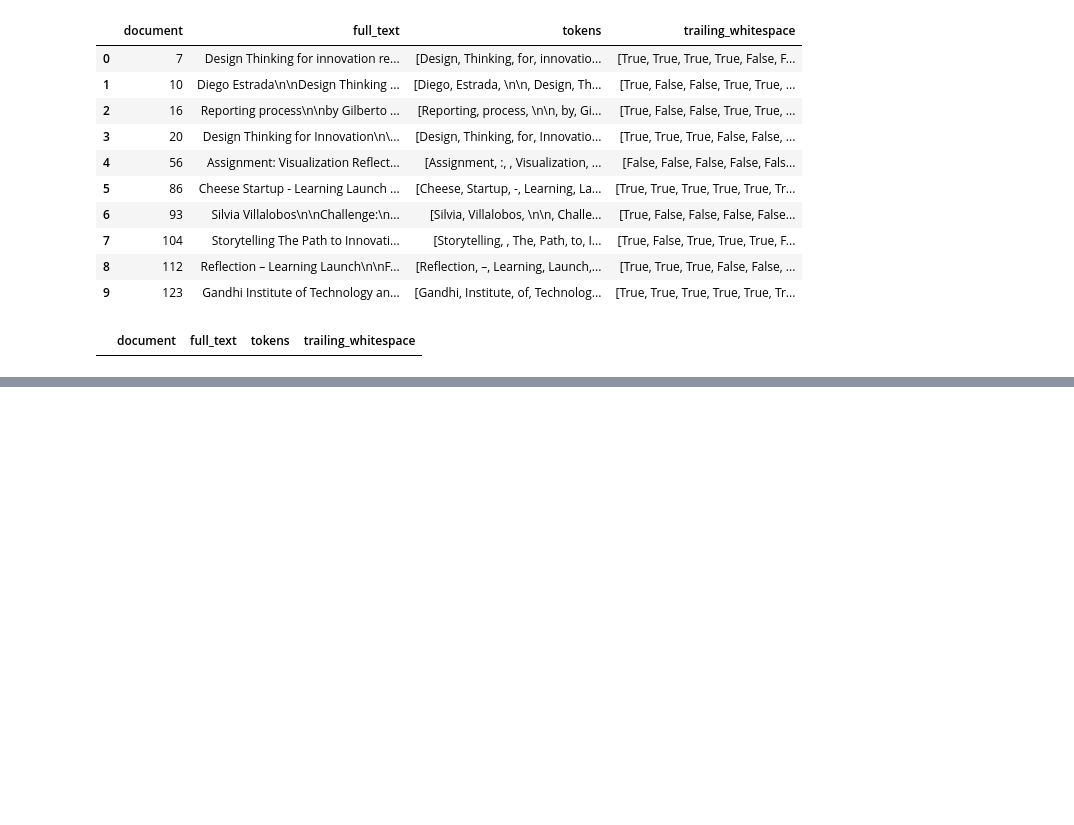
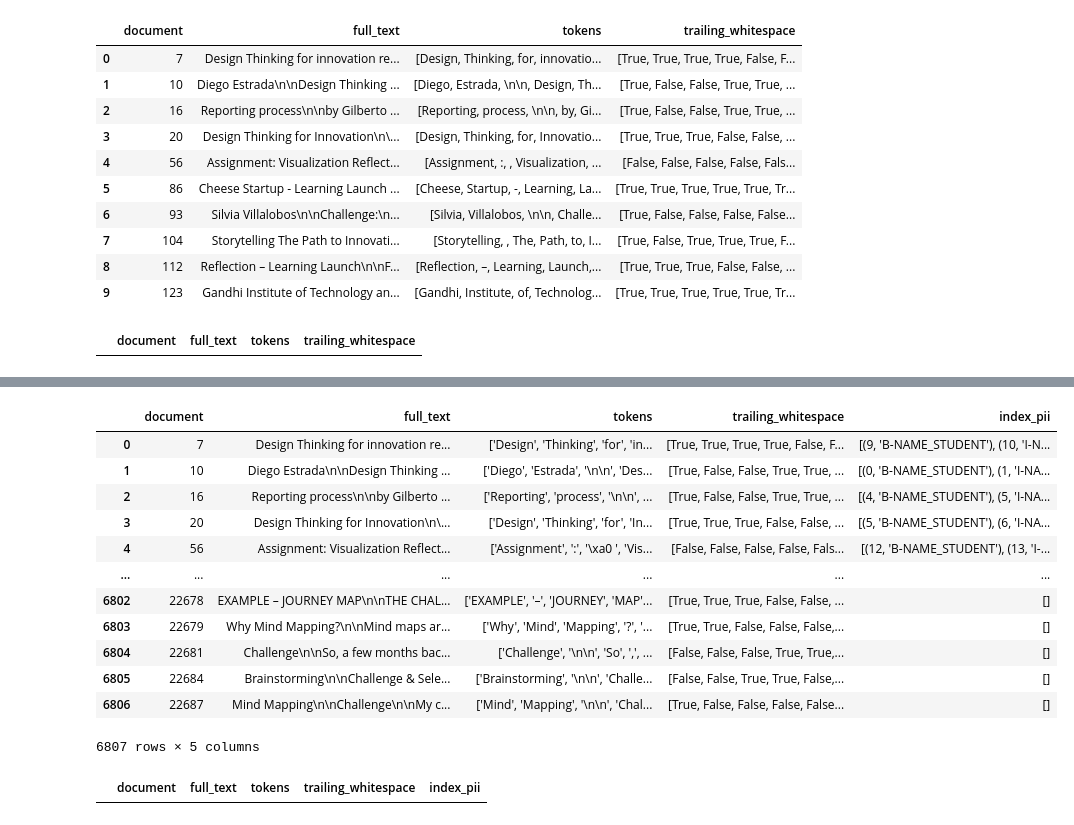
Before and after one commit to GGC-DSA/Kaggle-2024, a Jupyter notebook: notebooks-Spr2024/PratikC_Notebook.ipynb, the cells around one changed output, grey strips where cells are left out. Saved outputs shown, nothing was run; the diff lists cells and outputs as text; code cells hidden in the pictures; blank space fills up the shorter version.

```diff
--- a/notebooks-Spr2024/PratikC_Notebook.ipynb
+++ b/notebooks-Spr2024/PratikC_Notebook.ipynb
@@ -51,0 +201,21 @@ ValueError: Must have equal len keys and value when setting with an iterable
+# %%
+df_ext5_train_revised = df_ext5_train_revised.drop(columns = ['Unnamed: 0'])
+df_ext5_train_revised
+# %% [output]
+|  | document | full_text | tokens | trailing_whitespace | index_pii |
+| 0 | 7 | Design Thinking for innovation re... | ['Design', 'Thinking', 'for', 'in... | [True, True, True, True, False, F... | [(9, 'B-NAME_STUDENT'), (10, 'I-N... |
+| 1 | 10 | Diego Estrada\n\nDesign Thinking ... | ['Diego', 'Estrada', '\n\n', 'Des... | [True, False, False, True, True, ... | [(0, 'B-NAME_STUDENT'), (1, 'I-NA... |
+| 2 | 16 | Reporting process\n\nby Gilberto ... | ['Reporting', 'process', '\n\n', ... | [True, False, False, True, True, ... | [(4, 'B-NAME_STUDENT'), (5, 'I-NA... |
+| 3 | 20 | Design Thinking for Innovation\n\... | ['Design', 'Thinking', 'for', 'In... | [True, True, True, False, False, ... | [(5, 'B-NAME_STUDENT'), (6, 'I-NA... |
+| 4 | 56 | Assignment: Visualization Reflect... | ['Assignment', ':', '\xa0 ', 'Vis... | [False, False, False, False, Fals... | [(12, 'B-NAME_STUDENT'), (13, 'I-... |
+| ... | ... | ... | ... | ... | ... |
+| 6802 | 22678 | EXAMPLE – JOURNEY MAP\n\nTHE CHAL... | ['EXAMPLE', '–', 'JOURNEY', 'MAP'... | [True, True, True, False, False, ... | [] |
+| 6803 | 22679 | Why Mind Mapping?\n\nMind maps ar... | ['Why', 'Mind', 'Mapping', '?', '... | [True, True, False, False, False,... | [] |
+| 6804 | 22681 | Challenge\n\nSo, a few months bac... | ['Challenge', '\n\n', 'So', ',', ... | [False, False, False, True, True,... | [] |
+| 6805 | 22684 | Brainstorming\n\nChallenge & Sele... | ['Brainstorming', '\n\n', 'Challe... | [False, False, True, True, False,... | [] |
+| 6806 | 22687 | Mind Mapping\n\nChallenge\n\nMy c... | ['Mind', 'Mapping', '\n\n', 'Chal... | [True, False, False, False, False... | [] |
+6807 rows × 5 columns
+# %%
+df_ext5_train_revised[df_ext5_train_revised.isnull().any(axis = 1)]
+# %% [output]
+|  | document | full_text | tokens | trailing_whitespace | index_pii |
```
Also changed, not shown: parts of 28 cells of this notebook, 3 other files.
